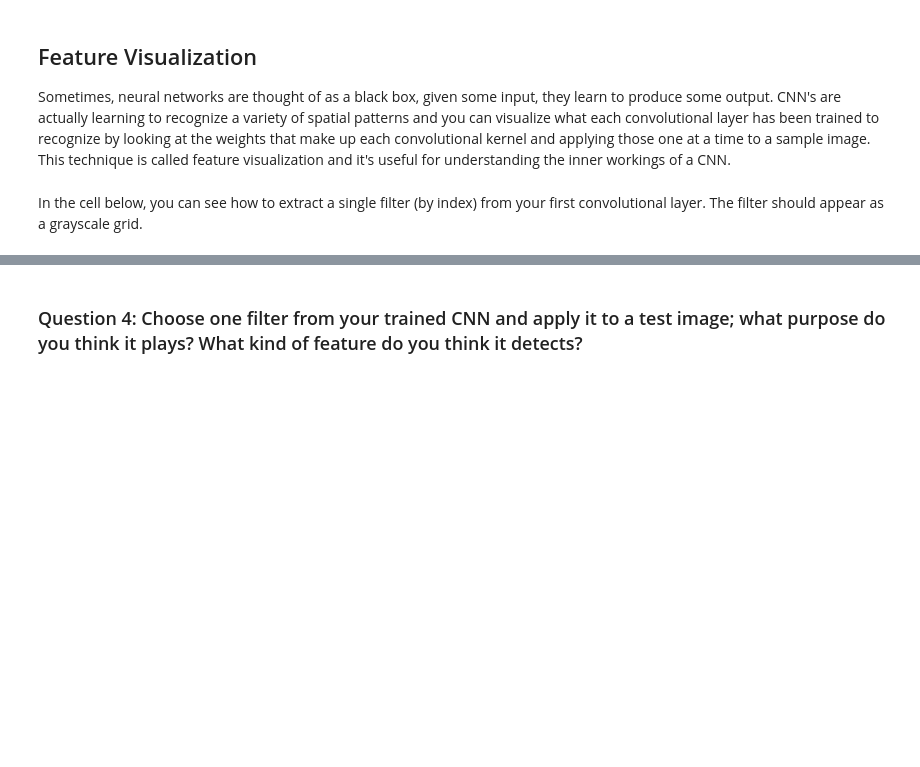
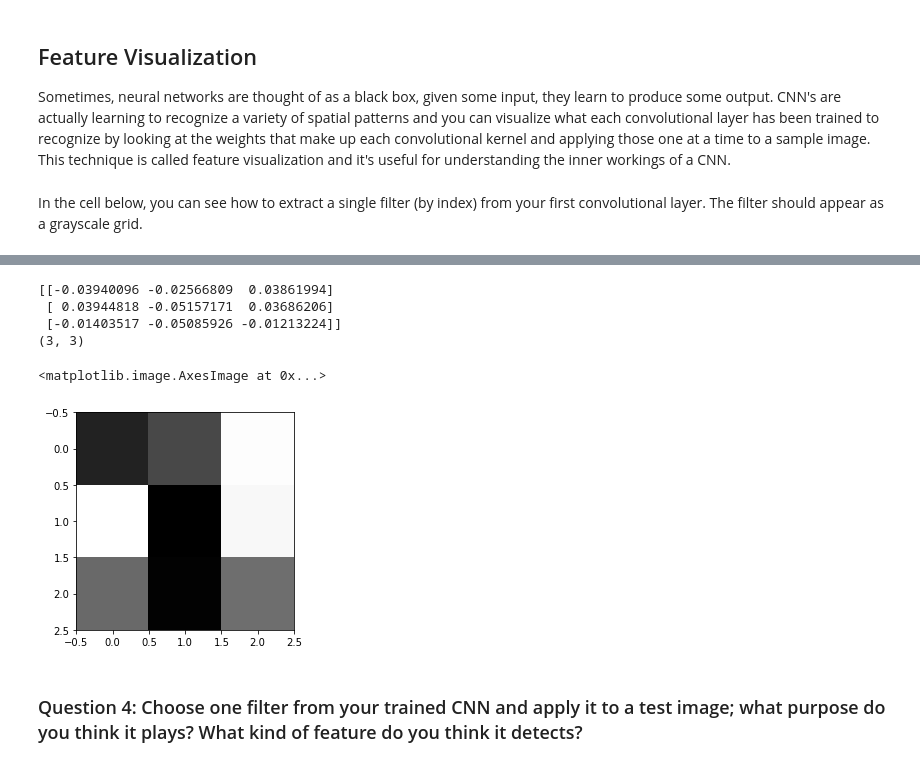
Before and after one commit to le773/ud120-projects, a Jupyter notebook: CVP1FacialKeypoints/2. Define the Network Architecture.ipynb, the cells around one changed output, grey strips where cells are left out. Cells and saved outputs as stored; diff of their text form; code cells hidden in the pictures; blank space fills up the shorter version.

```diff
--- a/CVP1FacialKeypoints/2. Define the Network Architecture.ipynb
+++ b/CVP1FacialKeypoints/2. Define the Network Architecture.ipynb
@@ -474,3 +559,22 @@ Next, choose a test image and filter it with one of the convolutional kernels in
+# %%
+weights2 = net.conv2.weight.data
+
+w = weights2.cpu().numpy()
+
+filter_index = 0
+
+print(w[filter_index][0])
+print(w[filter_index][0].shape)
+
+# display the filter weights
+plt.imshow(w[filter_index][0], cmap='gray')
+# %% [output]
+[[-0.03940096 -0.02566809  0.03861994]
+ [ 0.03944818 -0.05157171  0.03686206]
+ [-0.01403517 -0.05085926 -0.01213224]]
+(3, 3)
+<matplotlib.image.AxesImage at 0x...>
+[figure, added]
 # %% [markdown]
 ### Question 4: Choose one filter from your trained CNN and apply it to a test image; what purpose do you think it plays? What kind of feature do you think it detects?
 # %% [markdown]
```
Also changed, not shown: parts of 14 cells of this notebook, 4 other files.
